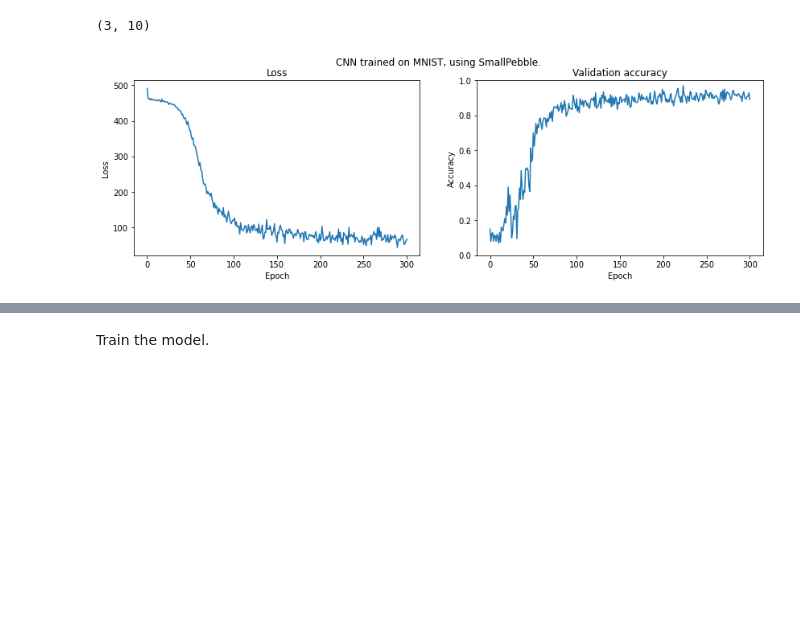
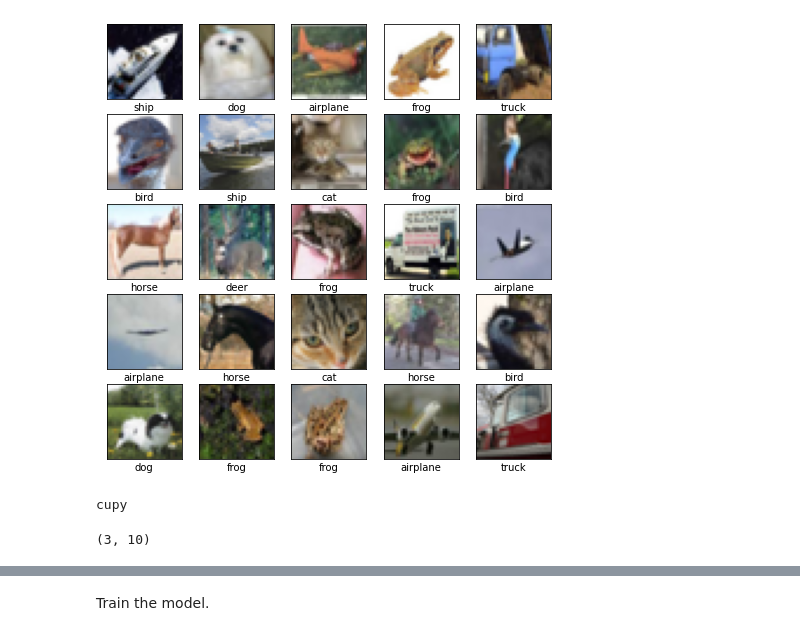
Before and after one commit to sradc/SmallPebble, a Jupyter notebook: README.ipynb, the cells around one changed output, grey strips where cells are left out. Saved outputs shown, nothing was run; the diff lists cells and outputs as text; code cells hidden in the pictures; blank space fills up the shorter version.

```diff
--- a/README.ipynb
+++ b/README.ipynb
@@ -140,0 +148,31 @@ Define a model.
+# %%
+"""Plot, to check it's the right data.
+
+(This cell's code is from: https://www.tensorflow.org/tutorials/images/cnn#verify_the_data)
+"""
+
+class_names = ['airplane', 'automobile', 'bird', 'cat', 'deer',
+               'dog', 'frog', 'horse', 'ship', 'truck']
+
+plt.figure(figsize=(8,8))
+for i in range(25):
+    plt.subplot(5,5,i+1)
+    plt.xticks([])
+    plt.yticks([])
+    plt.grid(False)
+    plt.imshow(X_train[i,:].reshape(32,32,3))
+    plt.xlabel(class_names[y_train[i]])
+
+plt.show()
+# %% [output]
+[figure, added]
+# %%
+"Switch array library to CuPy, so can use GPU."
+
+import cupy
+
+sp.use(cupy)
+
+print(sp.array_library.library.__name__)  # should be 'cupy'
+# %% [output]
+cupy
@@ -166,49 +223,2 @@ h.run().array.shape
 # %% [output]
 (3, 10)
-# %%
-NUM_EPOCHS = 300
-BATCH_SIZE = 200
-
-eval_batch = sp.batch(X_eval.reshape([-1,28,28,1]), y_eval, BATCH_SIZE)
-
-for i, (xbatch, ybatch) in tqdm(
-    enumerate(sp.batch(X.reshape([-1,28,28,1]), y, BATCH_SIZE)), total=NUM_EPOCHS):
-    if i > NUM_EPOCHS: break
-
-    X_in.assign_value(sp.Variable(xbatch))
-    y_true.assign_value(ybatch)
-
-    loss_val = loss.run()
-    if np.isnan(loss_val.array):
-        print("Aborting, loss is nan.")
-        break
-    loss_vals.append(loss_val.array)
-
-    # Compute gradients, and carry out learning step.
-    gradients = sp.get_gradients(loss_val)
-    sp.sgd_step(learnables, gradients, 3e-4)
-
-    # Compute validation accuracy:
-    x_eval_batch, y_eval_batch = next(eval_batch)
-    X_in.assign_value(sp.Variable(x_eval_batch))
-    predictions = y_pred.run()
-    predictions = np.argmax(predictions.array, axis=1)
-    accuracy = (y_eval_batch == predictions).mean()
-    validation_acc.append(accuracy)
-
-plt.figure(figsize=(14, 4))
-plt.subplot(1, 2, 1)
-plt.title('Loss')
-plt.ylabel('Loss')
-plt.xlabel('Epoch')
-plt.plot(loss_vals)
-plt.subplot(1, 2, 2)
-plt.title('Validation accuracy')
-plt.ylabel('Accuracy')
-plt.xlabel('Epoch')
-plt.suptitle('CNN trained on MNIST, using SmallPebble.')
-plt.ylim([0, 1])
-plt.plot(validation_acc)
-plt.show()
-# %% [output]
-[figure, removed]
```
Also changed, not shown: parts of 35 cells of this notebook, 9 other files.
